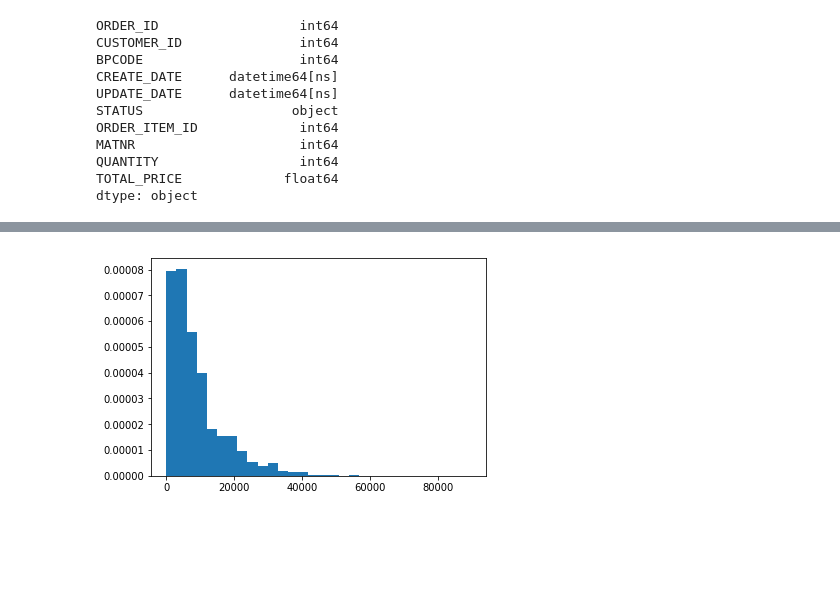
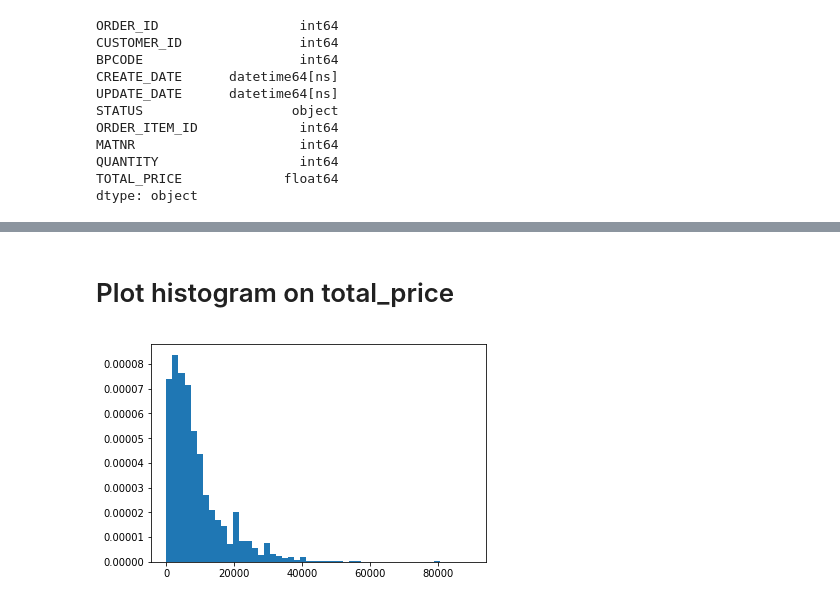
Before and after one commit to Kanbc/recommender-systems, a Jupyter notebook: explore/Order.ipynb, the cells around one changed output, grey strips where cells are left out. Saved outputs shown, nothing was run; the diff lists cells and outputs as text; code cells hidden in the pictures; blank space fills up the shorter version.

```diff
--- a/explore/Order.ipynb
+++ b/explore/Order.ipynb
@@ -56,9 +68,11 @@ tprice = order.as_matrix(columns=order.columns[9:])
+# %% [markdown]
+# Plot histogram on total_price
 # %%
 import matplotlib.pyplot as plt
 import numpy as np
 %matplotlib inline
 plottprice = tprice
-plt.hist(plottprice, normed=True, bins=30)
+plt.hist(plottprice, normed=True, bins=50)
 plt.show()
 # %% [output]
-[figure, old version]
+[figure, new version]
```
Also changed, not shown: parts of 7 cells of this notebook, 1 other file.
